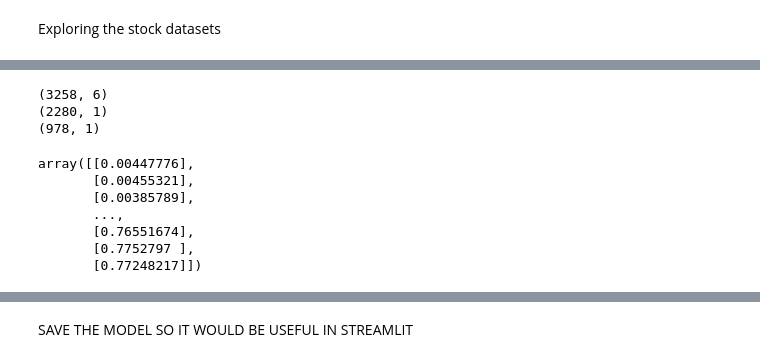
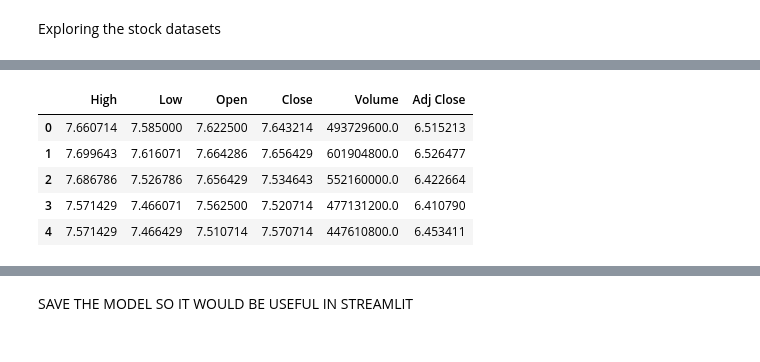
Before and after one commit to dagbolade/stock-price-assessment, a Jupyter notebook: stk.ipynb, the cells around one changed output, grey strips where cells are left out. Drawn from its saved outputs; the diff is of its cells as text; code cells hidden in the pictures.

```diff
--- a/stk.ipynb
+++ b/stk.ipynb
@@ -142,3 +161,32 @@ Adj Close  0.999817  0.999804  0.999657  0.999942 -0.496833   1.000000
+# %%
+from sklearn.impute import SimpleImputer
+# Find the rows containing null values
+outliers = df[df.isnull().any(axis=1)]
+
+# Drop the rows containing null values
+df = df.drop(outliers.index)
+
+#use the simple imputer function to replace the empty values in the dataframe
+
+#creating a header for the names
+header_names = ['High','Low','Open','Close','Volume','Adj Close']
+
+imputer = SimpleImputer(strategy='most_frequent')
+imputer.fit(df)
+new_dataa = imputer.transform(df)
+
+#convert the data back to a dataframe and bind the headers
+df = pd.DataFrame(new_dataa, columns=header_names)
+
+# Preview the data after removing the rows containing null values
+df.head()
+# %% [output]
+|  | High | Low | Open | Close | Volume | Adj Close |
+| 0 | 7.660714 | 7.585000 | 7.622500 | 7.643214 | 493729600.0 | 6.515213 |
+| 1 | 7.699643 | 7.616071 | 7.664286 | 7.656429 | 601904800.0 | 6.526477 |
+| 2 | 7.686786 | 7.526786 | 7.656429 | 7.534643 | 552160000.0 | 6.422664 |
+| 3 | 7.571429 | 7.466071 | 7.562500 | 7.520714 | 477131200.0 | 6.410790 |
+| 4 | 7.571429 | 7.466429 | 7.510714 | 7.570714 | 447610800.0 | 6.453411 |
 # %%
 #splitting the data into training and testing
 train_header = pd.DataFrame(df['Close'][0:int(len(df)*0.70)])
@@ -146,10 +194,6 @@ target_header = pd.DataFrame(df['Close'][int(len(df)*0.70):int(len(df))])
 print(df.shape)
 print(train_header.shape)
 print(target_header.shape)
-# %% [output]
-(3258, 6)
-(2280, 1)
-(978, 1)
 # %%
 #Scaling the stock data so that they fit inbetween 0 and 1
 from sklearn.preprocessing import MinMaxScaler
@@ -158,14 +202,6 @@ scaler = MinMaxScaler(feature_range=(0,1))
 train_header_array = scaler.fit_transform(df['Close'].values.reshape(-1, 1))
 
 train_header_array
-# %% [output]
-array([[0.00447776],
-       [0.00455321],
-       [0.00385789],
-       ...,
-       [0.76551674],
-       [0.7752797 ],
-       [0.77248217]])
 # %%
 #define how many days in the past we will look into
 #the closing price of the particular day would depend on the previous days
```
Also changed, not shown: parts of 12 cells of this notebook.
